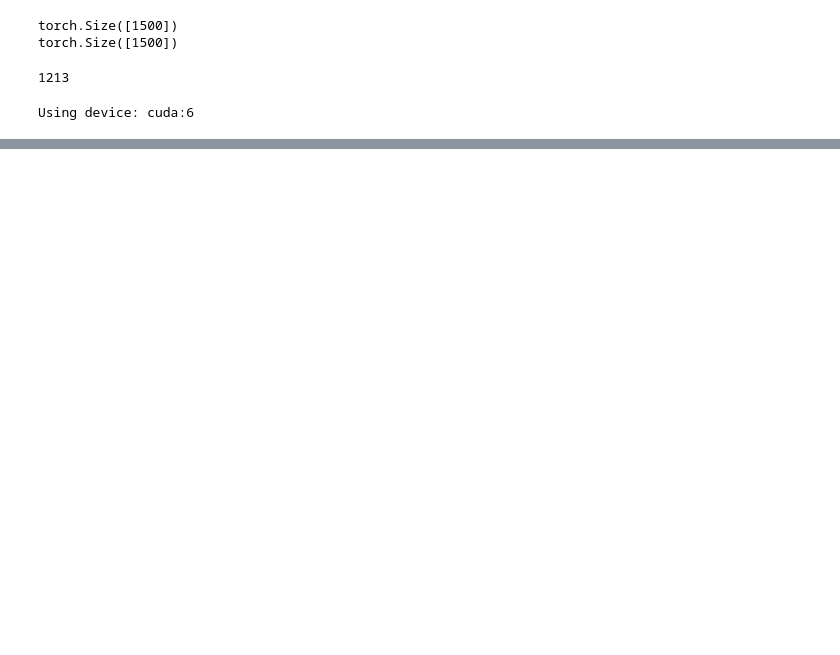
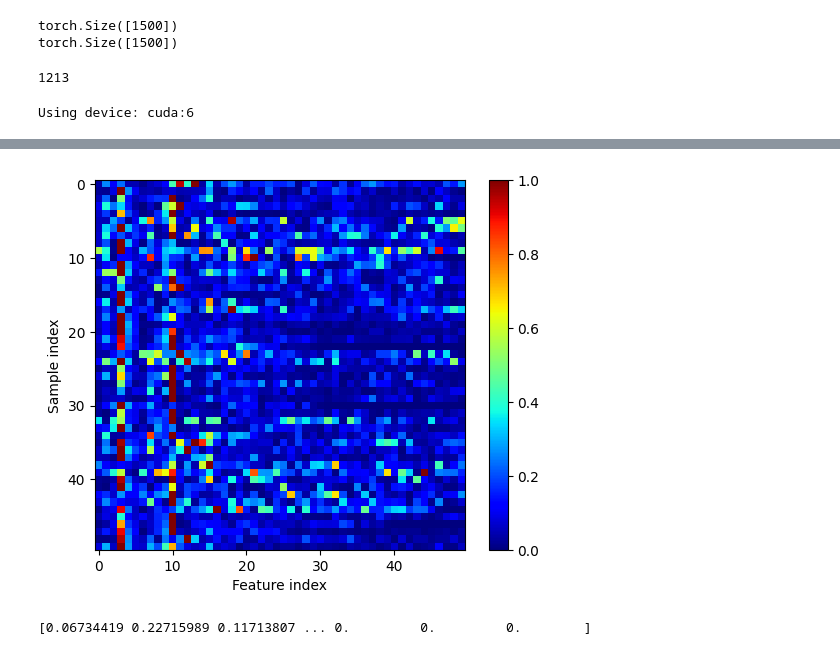
Before and after one commit to anirudhakulkarni/SIL765-project, a Jupyter notebook: code/classification/test.ipynb, the cells around one changed output, grey strips where cells are left out. Cells and saved outputs as stored; diff of their text form; code cells hidden in the pictures; blank space fills up the shorter version.

```diff
--- a/code/classification/test.ipynb
+++ b/code/classification/test.ipynb
@@ -278,0 +379,17 @@ a = torch.tensor([[1]])
+# %%
+x_grad_clip= x_grad[:50,:50]
+plt.imshow(x_grad_clip, cmap='jet', interpolation='nearest')
+plt.colorbar()
+# plt.title('Contribution of features to the gradient of the output')
+plt.xlabel('Feature index')
+plt.ylabel('Sample index')
+plt.show()
+# %% [output]
+[figure, added]
+# %%
+non_zero_count = (x_grad != 0).sum(0)
+x_grad_norm_sum = x_grad.sum(0)
+x_grad_norm_sum[non_zero_count != 0] /= non_zero_count[non_zero_count != 0]
+print(x_grad_norm_sum)
+# %% [output]
+[0.06734419 0.22715989 0.11713807 ... 0.         0.         0.        ]
```
Also changed, not shown: parts of 18 cells of this notebook, 3 other files.
